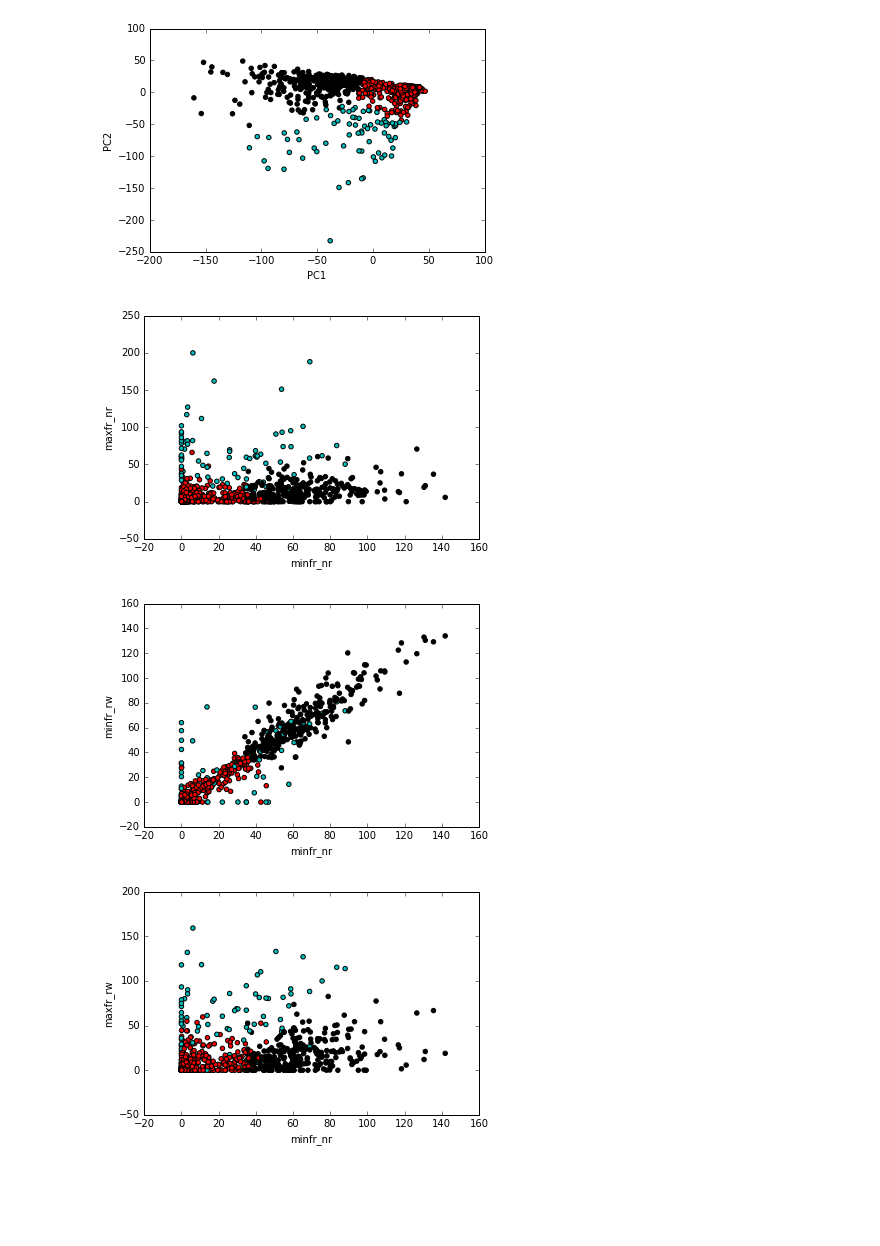
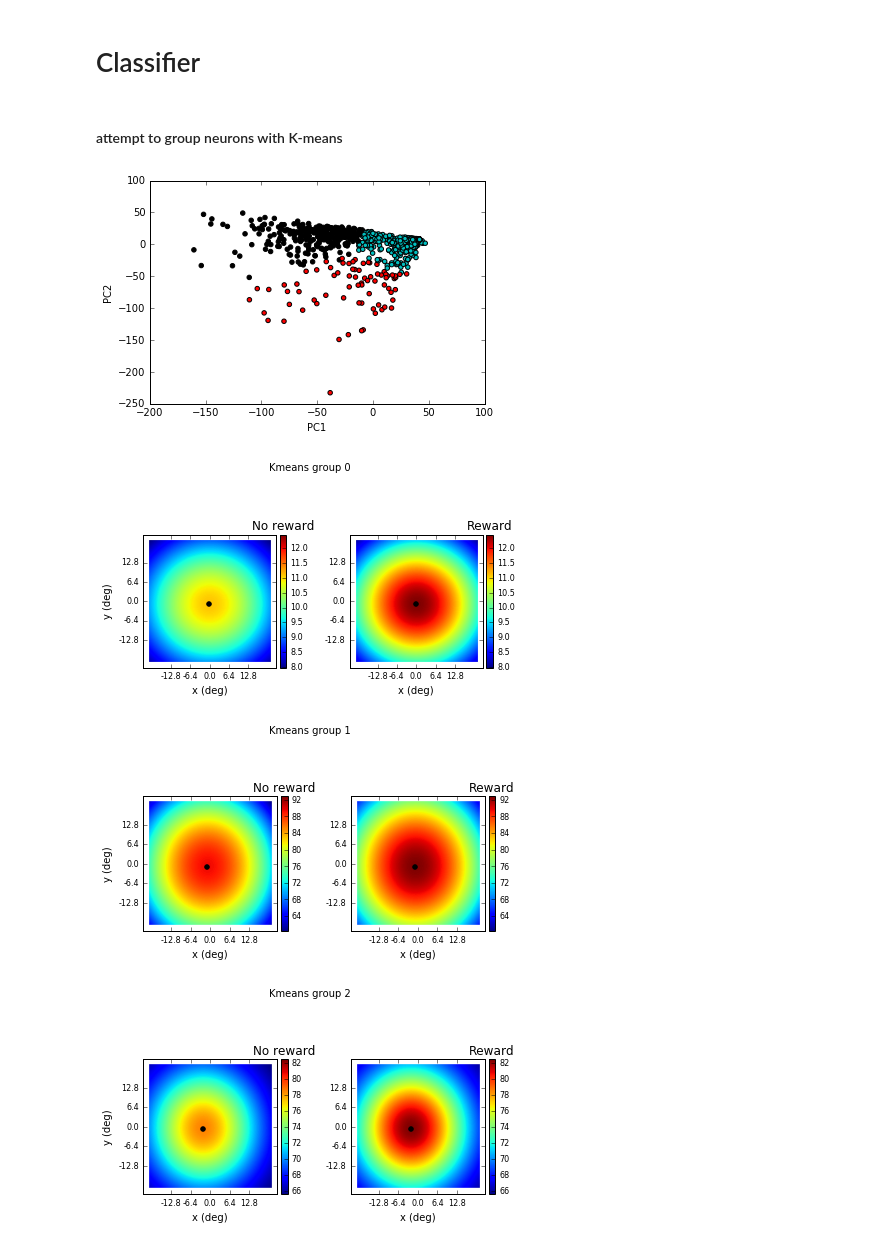
Before and after one commit to aunoyp/Mapping, a Jupyter notebook: mapping_paper.ipynb, the cells around one changed output. Saved outputs shown, nothing was run; the diff lists cells and outputs as text; code cells hidden in the pictures; blank space fills up the shorter version.

```diff
--- a/mapping_paper.ipynb
+++ b/mapping_paper.ipynb
@@ -80,19 +137,20 @@ and some analysis with a classifier
+# %% [markdown]
+# Classifier
+# %% [markdown]
+#### attempt to group neurons with K-means
 # %%
-from mapping.experiment import Experiment,LoadData
-from mapping.classifier import Classifier
-
 # create clasifier object
 c = Classifier()
 X = c.get_good_betas(monkey=None)
 X1 = c.pca(plot_it=False)
 
 # classify neurons into 'n_clusters' groups
 labels = c.kmeans(X, X1, n_clusters=3)
-c.kmeans_exploratory(X, labels)
-c.kmeans_targeted(X, labels)
+#c.kmeans_exploratory(X, labels)
+#c.kmeans_targeted(X, labels)
 c.heatmaps(X, labels)
 # %% [output]
-[figure, old version]
+[figure, new version]
-[figure, old version]
+[figure, new version]
-[figure, old version]
+[figure, new version]
-[figure, old version]
+[figure, new version]
```
Also changed, not shown: parts of 23 cells of this notebook, 1 other file.
